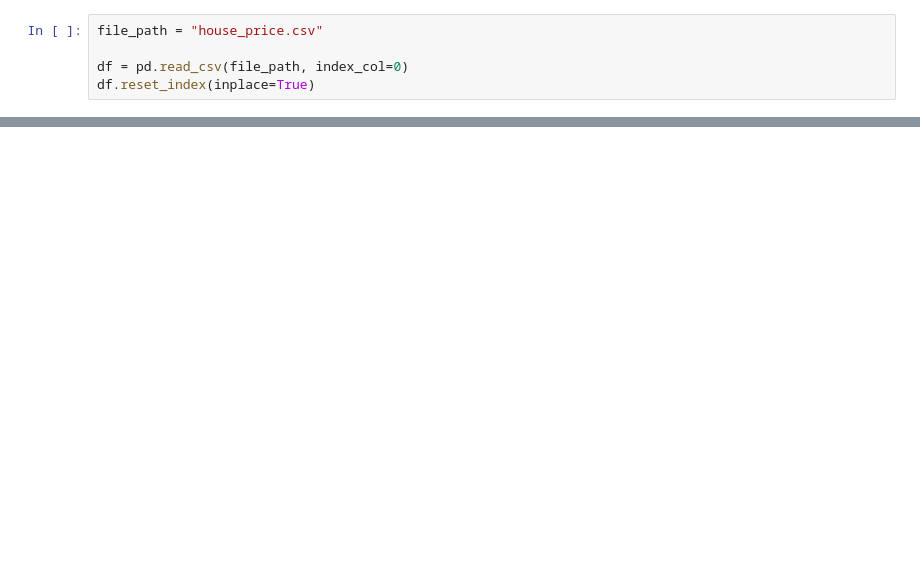
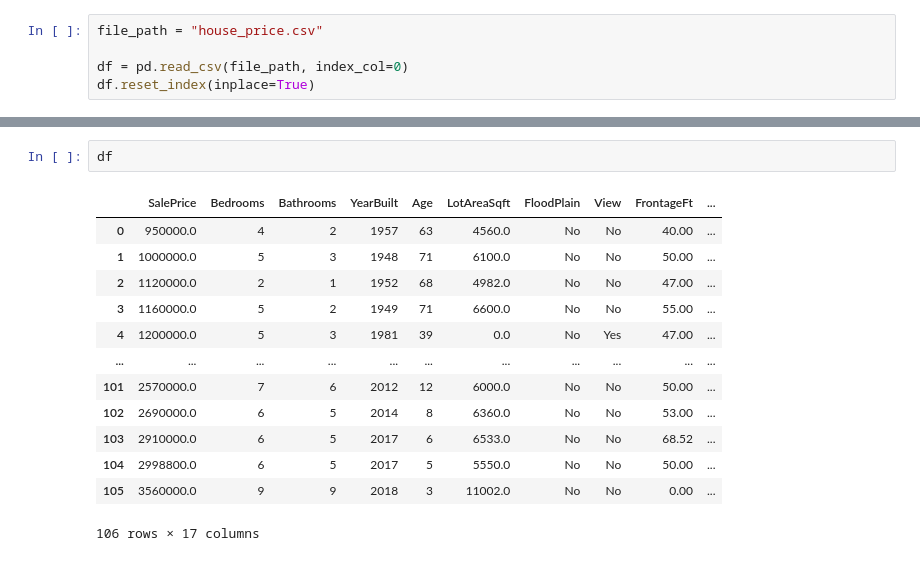
Before and after one commit to andy277/final_project_house_price, a Jupyter notebook: final_model.ipynb, the cells around one changed output, grey strips where cells are left out. Drawn from its saved outputs; the diff is of its cells as text; blank space fills up the shorter version.

```diff
--- a/final_model.ipynb
+++ b/final_model.ipynb
@@ -36,0 +83,16 @@ R^2 Score: 0.7716759208808381
+# %%
+df
+# %% [output]
+|  | SalePrice | Bedrooms | Bathrooms | YearBuilt | Age | LotAreaSqft | FloodPlain | View | FrontageFt | ... |
+| 0 | 950000.0 | 4 | 2 | 1957 | 63 | 4560.0 | No | No | 40.00 | ... |
+| 1 | 1000000.0 | 5 | 3 | 1948 | 71 | 6100.0 | No | No | 50.00 | ... |
+| 2 | 1120000.0 | 2 | 1 | 1952 | 68 | 4982.0 | No | No | 47.00 | ... |
+| 3 | 1160000.0 | 5 | 2 | 1949 | 71 | 6600.0 | No | No | 55.00 | ... |
+| 4 | 1200000.0 | 5 | 3 | 1981 | 39 | 0.0 | No | Yes | 47.00 | ... |
+| ... | ... | ... | ... | ... | ... | ... | ... | ... | ... | ... |
+| 101 | 2570000.0 | 7 | 6 | 2012 | 12 | 6000.0 | No | No | 50.00 | ... |
+| 102 | 2690000.0 | 6 | 5 | 2014 | 8 | 6360.0 | No | No | 53.00 | ... |
+| 103 | 2910000.0 | 6 | 5 | 2017 | 6 | 6533.0 | No | No | 68.52 | ... |
+| 104 | 2998800.0 | 6 | 5 | 2017 | 5 | 5550.0 | No | No | 50.00 | ... |
+| 105 | 3560000.0 | 9 | 9 | 2018 | 3 | 11002.0 | No | No | 0.00 | ... |
+106 rows × 17 columns
```
Also changed, not shown: parts of 16 cells of this notebook, 2 other files.
